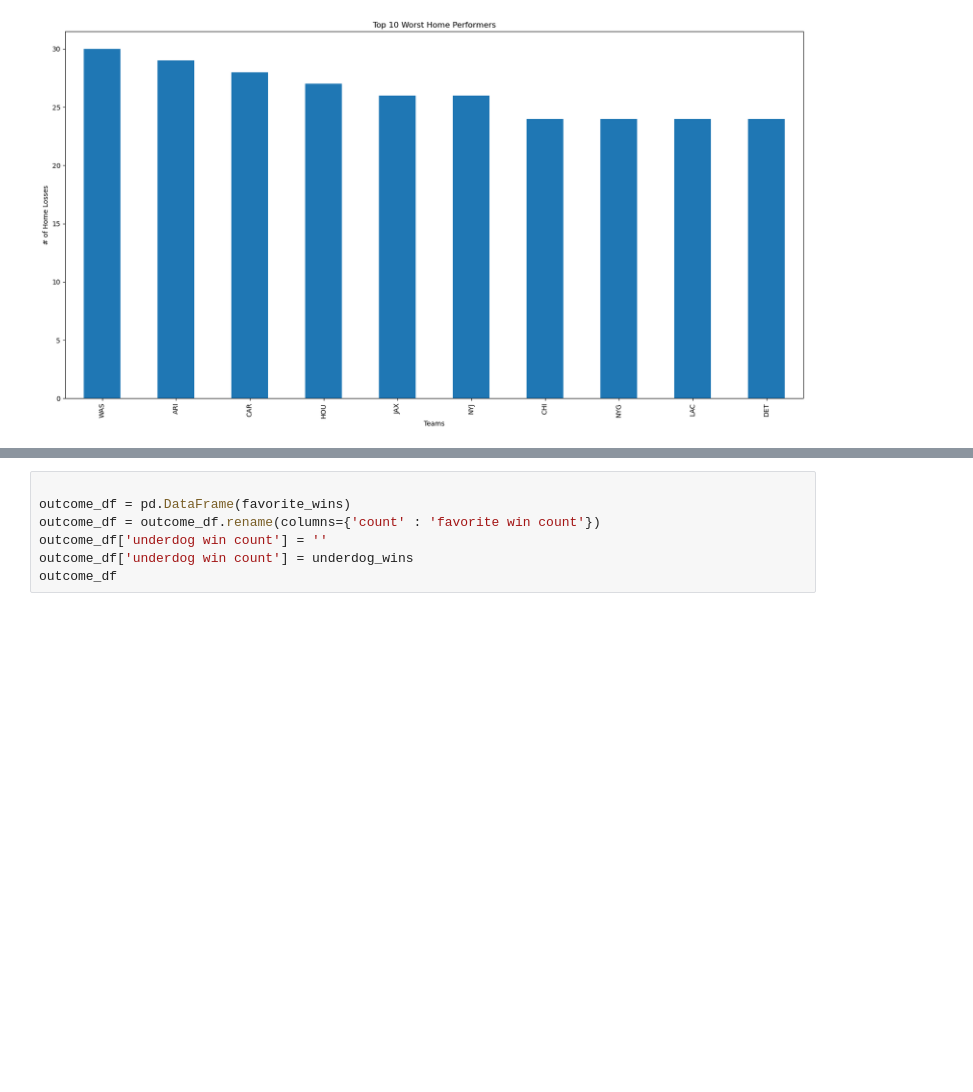
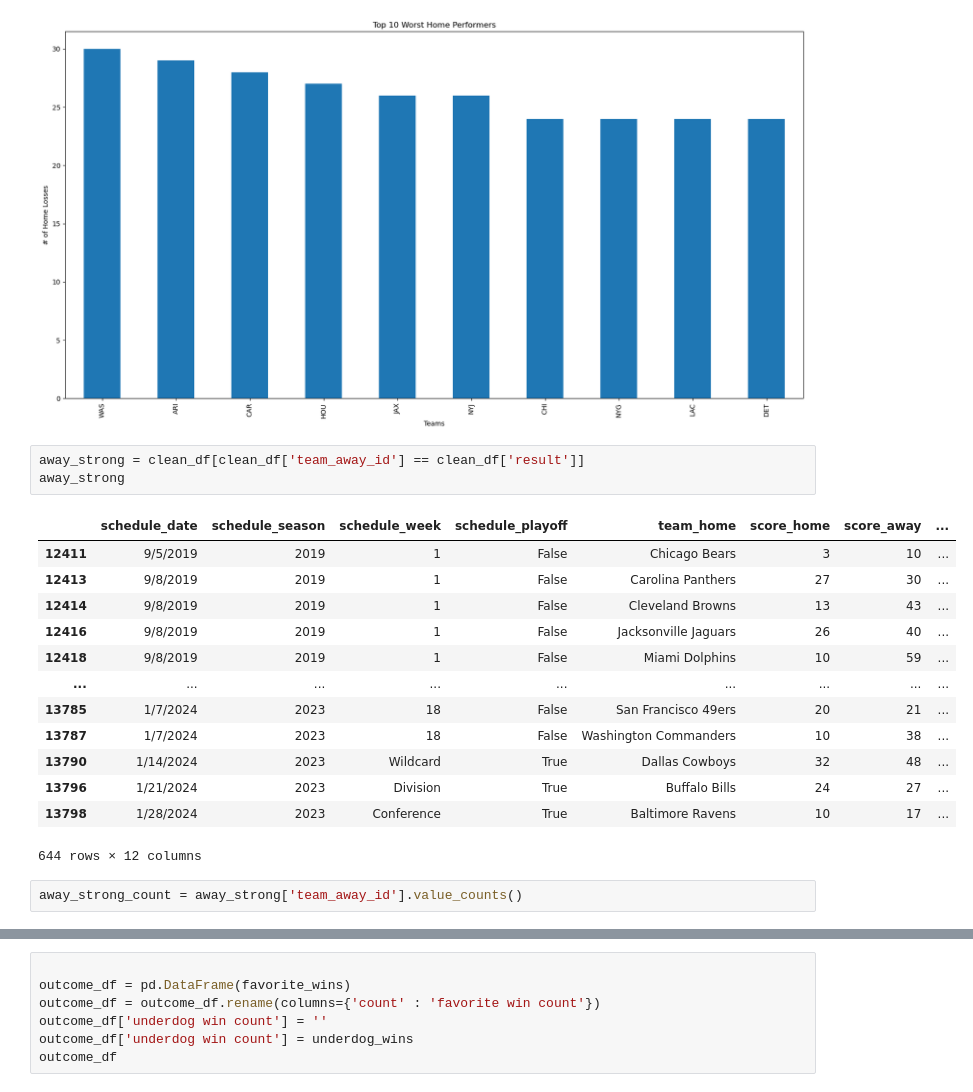
Before and after one commit to tarsian/Group_1-Project_1, a Jupyter notebook: NFL Betting/Skylor_Notebook.ipynb, the cells around one changed output, grey strips where cells are left out. Drawn from its saved outputs; the diff is of its cells as text; blank space fills up the shorter version.

```diff
--- a/NFL Betting/Skylor_Notebook.ipynb
+++ b/NFL Betting/Skylor_Notebook.ipynb
@@ -315,3 +315,22 @@ plt.ylabel('# of Home Losses')
 plt.show()
 # %% [output]
 [figure]
+# %%
+away_strong = clean_df[clean_df['team_away_id'] == clean_df['result']]
+away_strong
+# %% [output]
+|  | schedule_date | schedule_season | schedule_week | schedule_playoff | team_home | score_home | score_away | ... |
+| 12411 | 9/5/2019 | 2019 | 1 | False | Chicago Bears | 3 | 10 | ... |
+| 12413 | 9/8/2019 | 2019 | 1 | False | Carolina Panthers | 27 | 30 | ... |
+| 12414 | 9/8/2019 | 2019 | 1 | False | Cleveland Browns | 13 | 43 | ... |
+| 12416 | 9/8/2019 | 2019 | 1 | False | Jacksonville Jaguars | 26 | 40 | ... |
+| 12418 | 9/8/2019 | 2019 | 1 | False | Miami Dolphins | 10 | 59 | ... |
+| ... | ... | ... | ... | ... | ... | ... | ... | ... |
+| 13785 | 1/7/2024 | 2023 | 18 | False | San Francisco 49ers | 20 | 21 | ... |
+| 13787 | 1/7/2024 | 2023 | 18 | False | Washington Commanders | 10 | 38 | ... |
+| 13790 | 1/14/2024 | 2023 | Wildcard | True | Dallas Cowboys | 32 | 48 | ... |
+| 13796 | 1/21/2024 | 2023 | Division | True | Buffalo Bills | 24 | 27 | ... |
+| 13798 | 1/28/2024 | 2023 | Conference | True | Baltimore Ravens | 10 | 17 | ... |
+644 rows × 12 columns
+# %%
+away_strong_count = away_strong['team_away_id'].value_counts()
```
Also changed, not shown: parts of 6 cells of this notebook.
